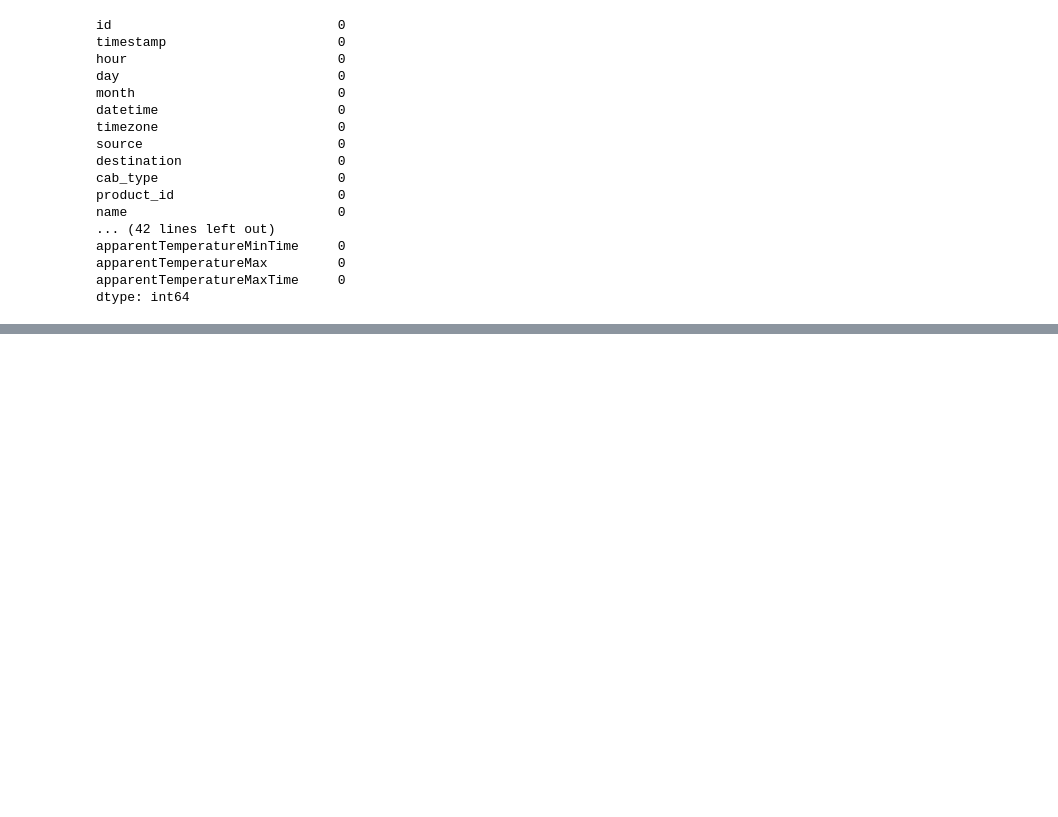
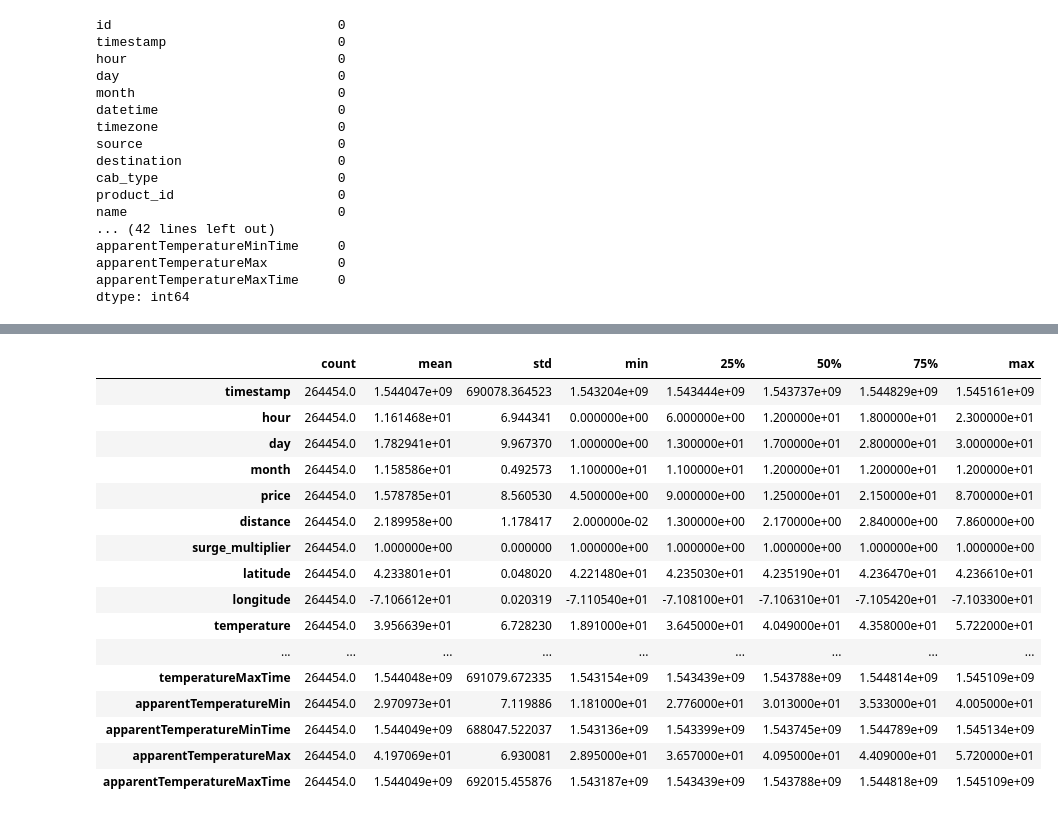
Before and after one commit to josiahtr/MISY262-Team-3-Final-Project, a Jupyter notebook: MISY262_Final_Project.ipynb, the cells around one changed output, grey strips where cells are left out. Saved outputs shown, nothing was run; the diff lists cells and outputs as text; code cells hidden in the pictures; blank space fills up the shorter version.

```diff
--- a/MISY262_Final_Project.ipynb
+++ b/MISY262_Final_Project.ipynb
@@ -226,0 +274,21 @@ dfL
+# %%
+#Checking overall statistics
+train_dfU.describe().transpose()
+# %% [output]
+|  | count | mean | std | min | 25% | 50% | 75% | max |
+| timestamp | 264454.0 | 1.544047e+09 | 690078.364523 | 1.543204e+09 | 1.543444e+09 | 1.543737e+09 | 1.544829e+09 | 1.545161e+09 |
+| hour | 264454.0 | 1.161468e+01 | 6.944341 | 0.000000e+00 | 6.000000e+00 | 1.200000e+01 | 1.800000e+01 | 2.300000e+01 |
+| day | 264454.0 | 1.782941e+01 | 9.967370 | 1.000000e+00 | 1.300000e+01 | 1.700000e+01 | 2.800000e+01 | 3.000000e+01 |
+| month | 264454.0 | 1.158586e+01 | 0.492573 | 1.100000e+01 | 1.100000e+01 | 1.200000e+01 | 1.200000e+01 | 1.200000e+01 |
+| price | 264454.0 | 1.578785e+01 | 8.560530 | 4.500000e+00 | 9.000000e+00 | 1.250000e+01 | 2.150000e+01 | 8.700000e+01 |
+| distance | 264454.0 | 2.189958e+00 | 1.178417 | 2.000000e-02 | 1.300000e+00 | 2.170000e+00 | 2.840000e+00 | 7.860000e+00 |
+| surge_multiplier | 264454.0 | 1.000000e+00 | 0.000000 | 1.000000e+00 | 1.000000e+00 | 1.000000e+00 | 1.000000e+00 | 1.000000e+00 |
+| latitude | 264454.0 | 4.233801e+01 | 0.048020 | 4.221480e+01 | 4.235030e+01 | 4.235190e+01 | 4.236470e+01 | 4.236610e+01 |
+| longitude | 264454.0 | -7.106612e+01 | 0.020319 | -7.110540e+01 | -7.108100e+01 | -7.106310e+01 | -7.105420e+01 | -7.103300e+01 |
+| temperature | 264454.0 | 3.956639e+01 | 6.728230 | 1.891000e+01 | 3.645000e+01 | 4.049000e+01 | 4.358000e+01 | 5.722000e+01 |
+| ... | ... | ... | ... | ... | ... | ... | ... | ... |
+| temperatureMaxTime | 264454.0 | 1.544048e+09 | 691079.672335 | 1.543154e+09 | 1.543439e+09 | 1.543788e+09 | 1.544814e+09 | 1.545109e+09 |
+| apparentTemperatureMin | 264454.0 | 2.970973e+01 | 7.119886 | 1.181000e+01 | 2.776000e+01 | 3.013000e+01 | 3.533000e+01 | 4.005000e+01 |
+| apparentTemperatureMinTime | 264454.0 | 1.544049e+09 | 688047.522037 | 1.543136e+09 | 1.543399e+09 | 1.543745e+09 | 1.544789e+09 | 1.545134e+09 |
+| apparentTemperatureMax | 264454.0 | 4.197069e+01 | 6.930081 | 2.895000e+01 | 3.657000e+01 | 4.095000e+01 | 4.409000e+01 | 5.720000e+01 |
+| apparentTemperatureMaxTime | 264454.0 | 1.544049e+09 | 692015.455876 | 1.543187e+09 | 1.543439e+09 | 1.543788e+09 | 1.544818e+09 | 1.545109e+09 |
```
Also changed, not shown: parts of 28 cells of this notebook.
